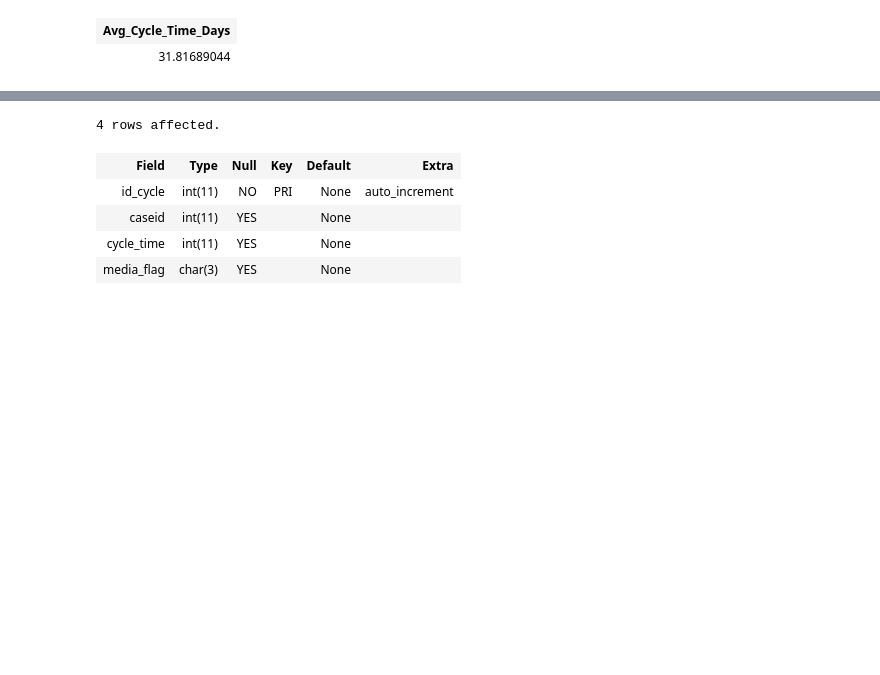
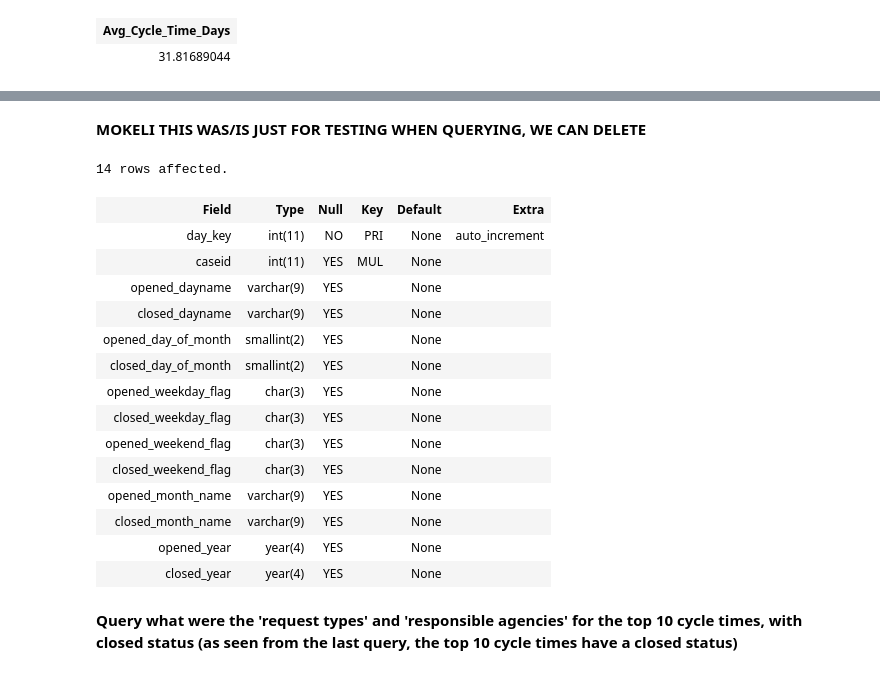
Before and after one commit to nriyer/star_schema, a Jupyter notebook: pelamoko_iyer.ipynb, the cells around one changed output, grey strips where cells are left out. Drawn from its saved outputs; the diff is of its cells as text; code cells hidden in the pictures; blank space fills up the shorter version.

```diff
--- a/pelamoko_iyer.ipynb
+++ b/pelamoko_iyer.ipynb
@@ -750,9 +854,24 @@ FROM cycle_time_facts
+# %% [markdown]
+**MOKELI THIS WAS/IS JUST FOR TESTING WHEN QUERYING, WE CAN DELETE**
 # %%
-%sql DESC cycle_time_facts
+%%sql
+DESC day_dim
 # %% [output]
-4 rows affected.
+14 rows affected.
 | Field | Type | Null | Key | Default | Extra |
-| id_cycle | int(11) | NO | PRI | None | auto_increment |
-| caseid | int(11) | YES |  | None |  |
-| cycle_time | int(11) | YES |  | None |  |
-| media_flag | char(3) | YES |  | None |  |
+| day_key | int(11) | NO | PRI | None | auto_increment |
+| caseid | int(11) | YES | MUL | None |  |
+| opened_dayname | varchar(9) | YES |  | None |  |
+| closed_dayname | varchar(9) | YES |  | None |  |
+| opened_day_of_month | smallint(2) | YES |  | None |  |
+| closed_day_of_month | smallint(2) | YES |  | None |  |
+| opened_weekday_flag | char(3) | YES |  | None |  |
+| closed_weekday_flag | char(3) | YES |  | None |  |
+| opened_weekend_flag | char(3) | YES |  | None |  |
+| closed_weekend_flag | char(3) | YES |  | None |  |
+| opened_month_name | varchar(9) | YES |  | None |  |
+| closed_month_name | varchar(9) | YES |  | None |  |
+| opened_year | year(4) | YES |  | None |  |
+| closed_year | year(4) | YES |  | None |  |
+# %% [markdown]
+**Query what were the 'request types' and 'responsible agencies' for the top 10 cycle times, with closed status (as seen from the last query, the top 10 cycle times have a closed status)**
```
Also changed, not shown: parts of 50 cells of this notebook.
